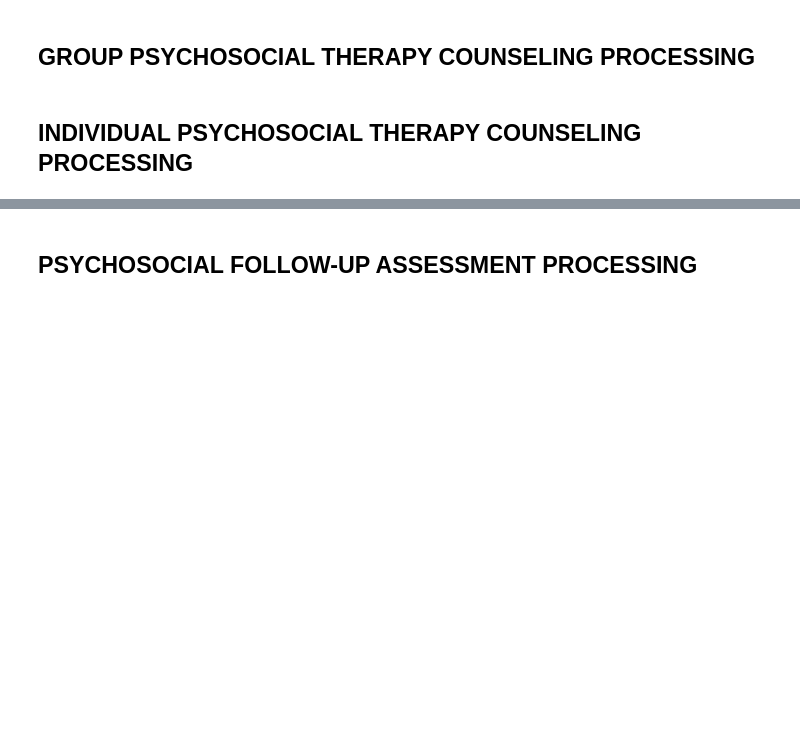
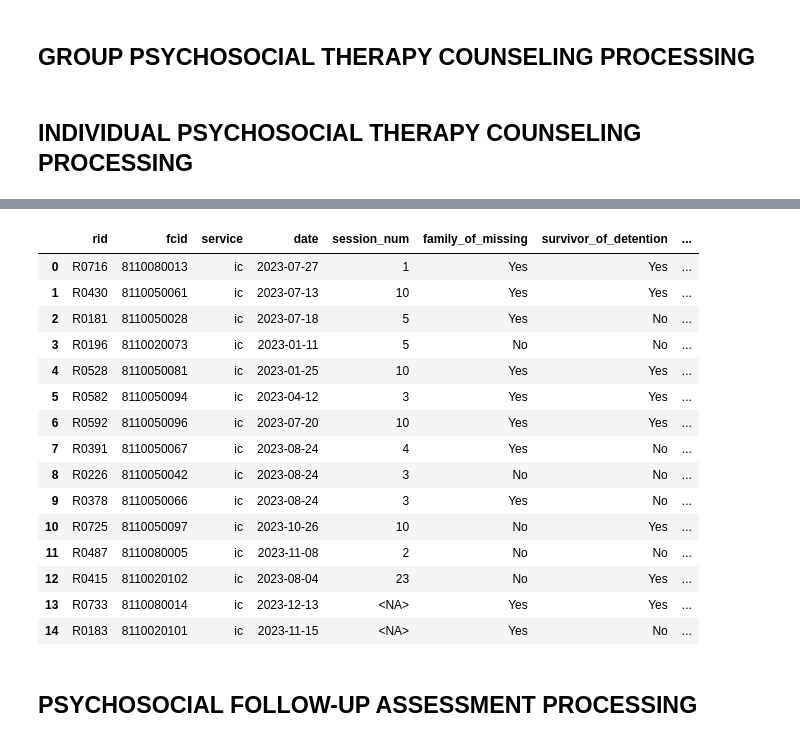
Before and after one commit to ModarYaghi/fc-performeter, a Jupyter notebook: notebooks/unvfvt.ipynb, the cells around one changed output, grey strips where cells are left out. Drawn from its saved outputs; the diff is of its cells as text; code cells hidden in the pictures; blank space fills up the shorter version.

```diff
--- a/notebooks/unvfvt.ipynb
+++ b/notebooks/unvfvt.ipynb
@@ -94,12 +112,30 @@ unique_intake = intake.drop_duplicates(subset='rid', keep='last')
 # %%
-# ic23 = filter_df_by_date(ic, ic_dataset.dvars, threshold)
-# ic23_latestdate = ic23[ic_dataset.dvars].max(axis=1)
-# ic23.insert(4, "service", "ic")
-# ic23.insert(5, "date", ic23_latestdate)
-# ic23 = ic23[['rid', 'fcid', 'service', 'date', 'ic_total']]
-# ic23 = pd.merge(ic23, unique_intake[["rid", "family_of_missing", "survivor_of_detention", "primary_torture", "secondary_torture", "sexual_violation_a", "sexual_violation_p", "hrd", "journalist", "wov", "stgbv", "lgbti", "other"]], on='rid', how='left')
-# ic23 = pd.merge(ic23, unique_scr[['rid', 'sex', 'age']], on='rid', how='left')
-# ic23
+ic23 = filter_df_by_date(ic, ic_dataset.dvars, threshold)
+ic23_latestdate = ic23[ic_dataset.dvars].max(axis=1)
+ic23.insert(4, "service", "ic")
+ic23.insert(5, "date", ic23_latestdate)
+ic23 = ic23[['rid', 'fcid', 'service', 'date', 'ic_total']]
+ic23.rename(columns={'ic_total': 'session_num'}, inplace=True)
+ic23 = pd.merge(ic23, unique_intake[["rid", "family_of_missing", "survivor_of_detention", "primary_torture", "secondary_torture", "sexual_violation_a", "sexual_violation_p", "hrd", "journalist", "wov", "stgbv", "lgbti", "other"]], on='rid', how='left')
+ic23 = pd.merge(ic23, unique_scr[['rid', 'sex', 'age']], on='rid', how='left')
+ic23
+# %% [output]
+|  | rid | fcid | service | date | session_num | family_of_missing | survivor_of_detention | ... |
+| 0 | R0716 | 8110080013 | ic | 2023-07-27 | 1 | Yes | Yes | ... |
+| 1 | R0430 | 8110050061 | ic | 2023-07-13 | 10 | Yes | Yes | ... |
+| 2 | R0181 | 8110050028 | ic | 2023-07-18 | 5 | Yes | No | ... |
+| 3 | R0196 | 8110020073 | ic | 2023-01-11 | 5 | No | No | ... |
+| 4 | R0528 | 8110050081 | ic | 2023-01-25 | 10 | Yes | Yes | ... |
+| 5 | R0582 | 8110050094 | ic | 2023-04-12 | 3 | Yes | Yes | ... |
+| 6 | R0592 | 8110050096 | ic | 2023-07-20 | 10 | Yes | Yes | ... |
+| 7 | R0391 | 8110050067 | ic | 2023-08-24 | 4 | Yes | No | ... |
+| 8 | R0226 | 8110050042 | ic | 2023-08-24 | 3 | No | No | ... |
+| 9 | R0378 | 8110050066 | ic | 2023-08-24 | 3 | Yes | No | ... |
+| 10 | R0725 | 8110050097 | ic | 2023-10-26 | 10 | No | Yes | ... |
+| 11 | R0487 | 8110080005 | ic | 2023-11-08 | 2 | No | No | ... |
+| 12 | R0415 | 8110020102 | ic | 2023-08-04 | 23 | No | Yes | ... |
+| 13 | R0733 | 8110080014 | ic | 2023-12-13 | <NA> | Yes | Yes | ... |
+| 14 | R0183 | 8110020101 | ic | 2023-11-15 | <NA> | Yes | No | ... |
 # %%
 # int23_path = os.path.join(root, data, processed, "unvfvt23", "intBeneficiaries23.csv")
 # int23.to_csv(path, index=False)
```
Also changed, not shown: parts of 1 cell of this notebook, 4 other files.
